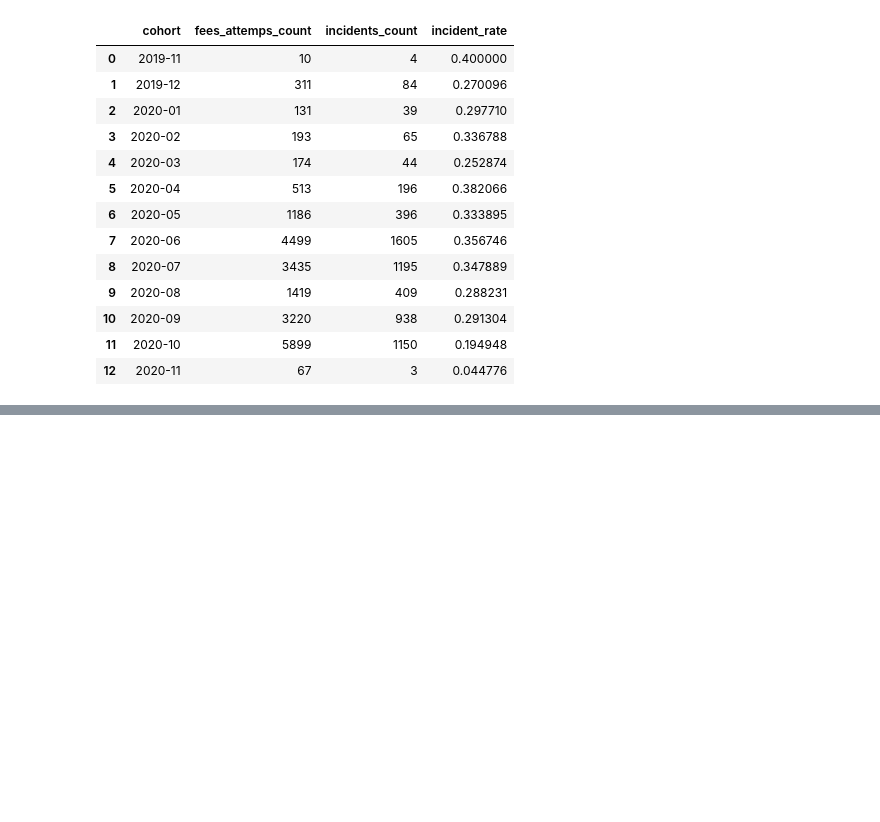
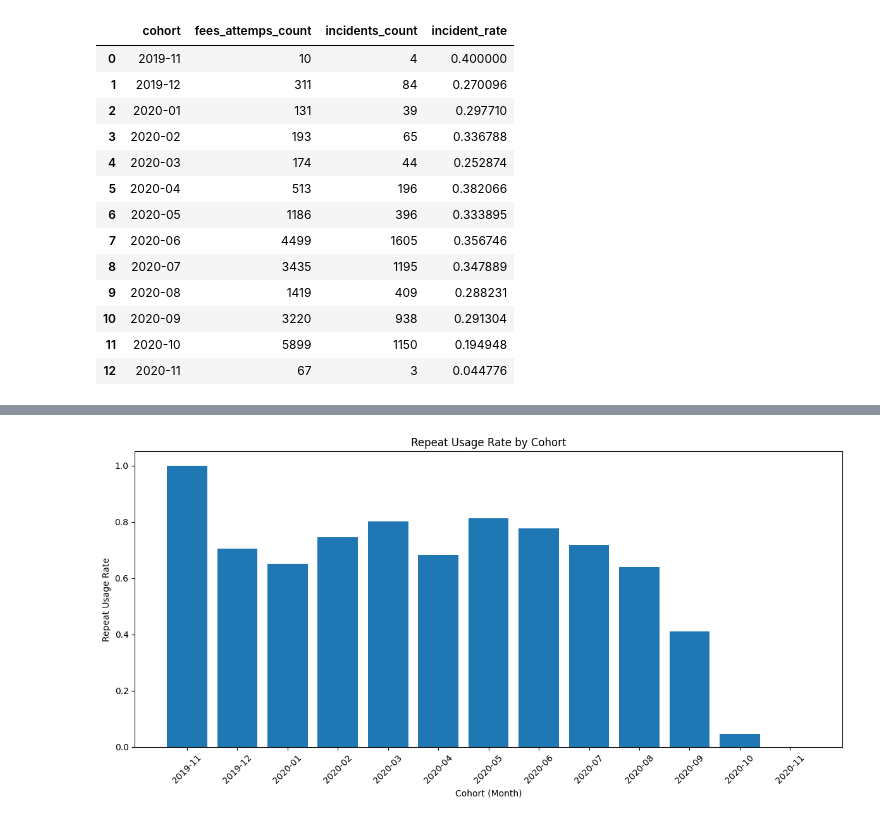
Before and after one commit to rayagerd/project-ironhack-payments-en, a Jupyter notebook: MVP_Erik.ipynb, the cells around one changed output, grey strips where cells are left out. Cells and saved outputs as stored; diff of their text form; code cells hidden in the pictures; blank space fills up the shorter version.

```diff
--- a/MVP_Erik.ipynb
+++ b/MVP_Erik.ipynb
@@ -771,0 +865,26 @@ plt.title('Incident Rate by Cohort');
+# %%
+# Repeat usage rate per cohort
+repeat_usage_rate_df = (
+    requests_per_user
+    .groupby('cohort')['any_user_id']
+    .nunique()
+    .reset_index(name='total_users')
+    .merge(
+        repeat_users
+        .groupby('cohort')['any_user_id']
+        .nunique()
+        .reset_index(name='repeat_users'),
+        on='cohort',
+        how='left'
+    )
+)
+
+
+repeat_usage_rate_df['repeat_users'] = (
+    repeat_usage_rate_df['repeat_users'].fillna(0)
+)
+
+repeat_usage_rate_df['repeat_usage_rate'] = (
+    repeat_usage_rate_df['repeat_users']
+    / repeat_usage_rate_df['total_users']
+)
@@ -771,0 +930,20 @@ plt.title('Incident Rate by Cohort');
+# %%
+# Repeat Usage Rate by Cohort (Bar Plot)
+
+
+plt.figure(figsize=(12, 6))
+
+plt.bar(
+    repeat_usage_rate_df['cohort'].astype(str),
+    repeat_usage_rate_df['repeat_usage_rate']
+)
+
+plt.title('Repeat Usage Rate by Cohort')
+plt.xlabel('Cohort (Month)')
+plt.ylabel('Repeat Usage Rate')
+plt.xticks(rotation=45)
+
+plt.tight_layout()
+plt.show()
+# %% [output]
+[figure, added]
```
Also changed, not shown: parts of 22 cells of this notebook.
